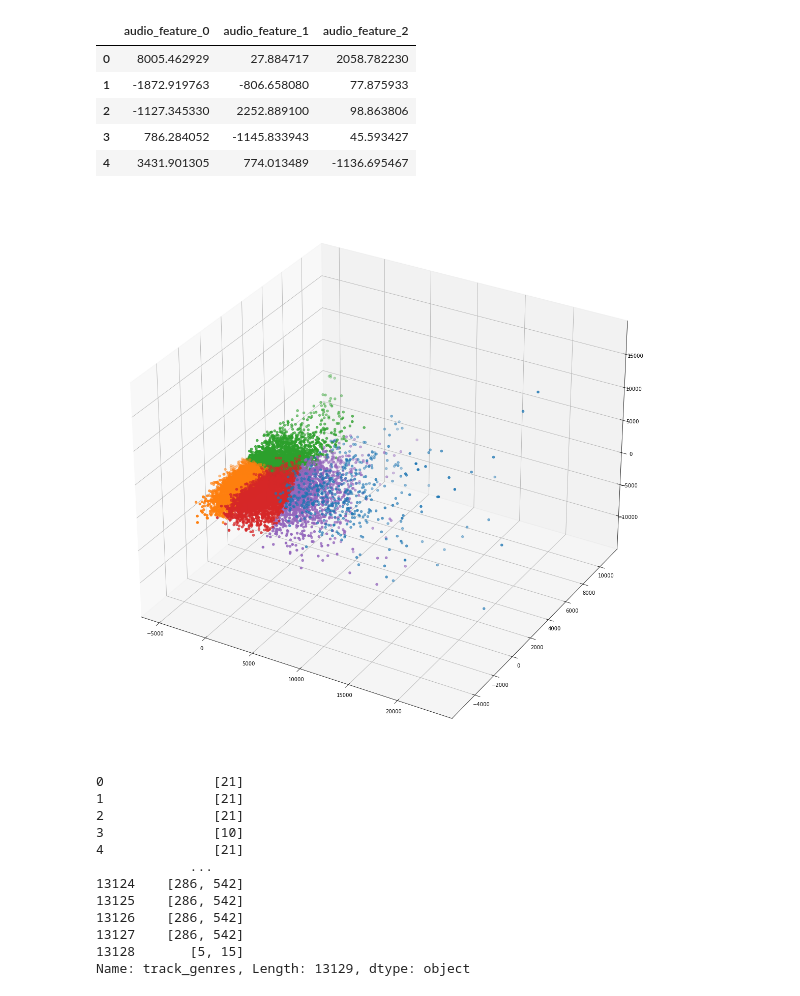
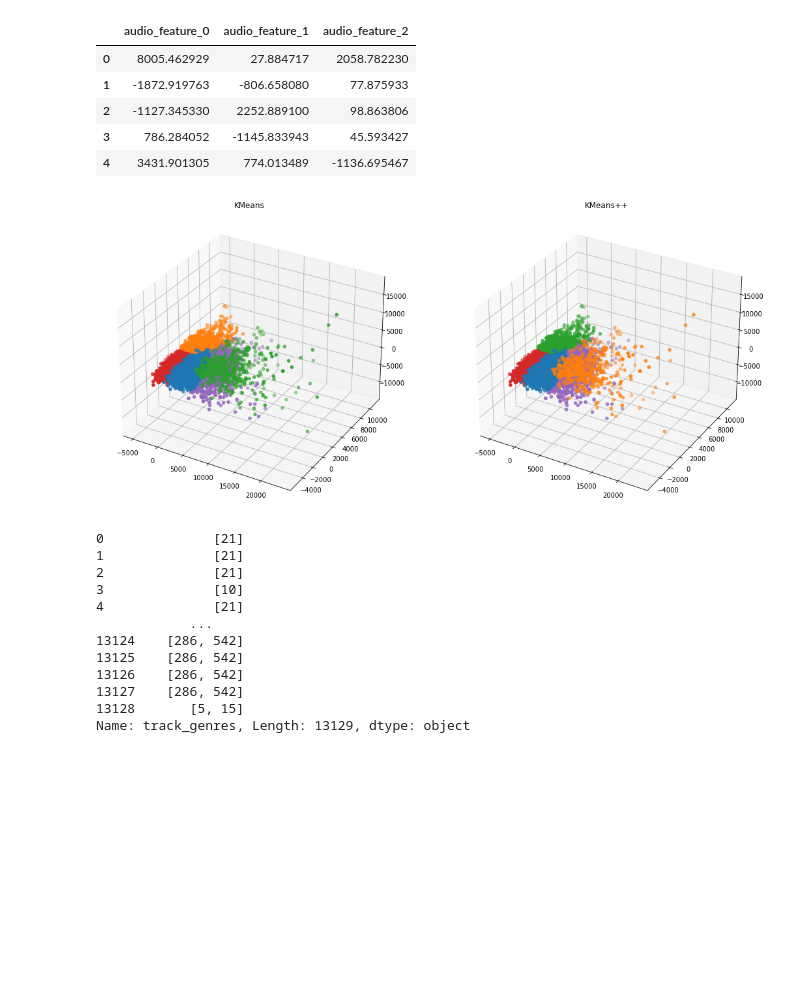
Before and after one commit to PliniLeonardo/ADM_HW4, a Jupyter notebook: Code_part2_Leo.ipynb, the cells around one changed output. Drawn from its saved outputs; the diff is of its cells as text; code cells hidden in the pictures; blank space fills up the shorter version.

```diff
--- a/Code_part2_Leo.ipynb
+++ b/Code_part2_Leo.ipynb
@@ -599,2 +621,0 @@ def kmeans_plus_plus(X, K):
-# %%
-tobe_clustered = df[['audio_feature_0', 'audio_feature_1', 'audio_feature_2']]
@@ -615,3 +621,0 @@ plt.show()
-# %%
-K = 5
-n_iter, labels, centroids, cost = custom_kmeans(tobe_clustered, K)
@@ -635,22 +661,34 @@ centroids
 | 2 | -1127.345330 | 2252.889100 | 98.863806 |
 | 3 | 786.284052 | -1145.833943 | 45.593427 |
 | 4 | 3431.901305 | 774.013489 | -1136.695467 |
-# %%
-temp = tobe_clustered[['audio_feature_0', 'audio_feature_1', 'audio_feature_2']]
-K = 5
-
-n_iter, custom_labels, custom_centroids, cost = custom_kmeans(tobe_clustered, K)
-
-fig, ax = plt.sublots(figsize = (20,20), subplot_kw=dict(projection="3d"))
-
-for i in range(K):
-    x = temp[labels == i]['audio_feature_0']
-    y = temp[labels == i]['audio_feature_1']
-    z = temp[labels == i]['audio_feature_2']
-    ax.scatter(x,y,z, s = 20)
-plt.show()
-# %% [output]
-[figure, removed]
+# %%
+custom_n_iter, custom_labels, custom_centroids, custom_cost = custom_kmeans(tobe_clustered, K)
+plus_plus_n_iter, plus_plus_labels, plus_plus_centroids, plus_plus_cost = kmeans_plus_plus(tobe_clustered, K)
+
+def features_3dplot_comparison():
+    '''
+    plots the 3d
+    '''
+fig, ax = plt.subplots(1,2,figsize = (18,10), subplot_kw=dict(projection="3d"))
+
+for i in range(K):
+    custom_x = tobe_clustered[custom_labels == i]['audio_feature_0']
+    custom_y = tobe_clustered[custom_labels == i]['audio_feature_1']
+    custom_z = tobe_clustered[custom_labels == i]['audio_feature_2']
+
+    plus_plus_x = tobe_clustered[plus_plus_labels == i]['audio_feature_0']
+    plus_plus_y = tobe_clustered[plus_plus_labels == i]['audio_feature_1']
+    plus_plus_z = tobe_clustered[plus_plus_labels == i]['audio_feature_2']
+
+    ax[0].scatter(custom_x, custom_y, custom_z, s = 20)
+    ax[1].scatter(plus_plus_x, plus_plus_y, plus_plus_z, s = 20)
+
+ax[0].set_title('KMeans')
+ax[1].set_title('KMeans++')
+
+plt.show()
+# %% [output]
+[figure, added]
 # %%
 df['track_genres']
 # %% [output]
```
Also changed, not shown: parts of 6 cells of this notebook, 1 other file.
